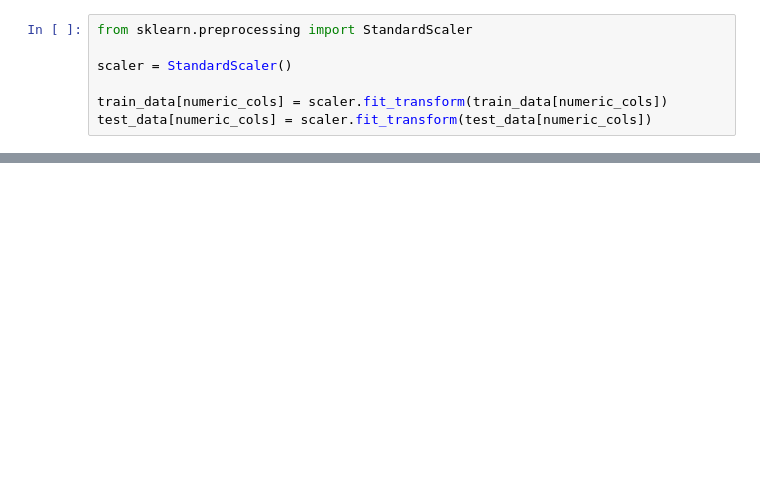
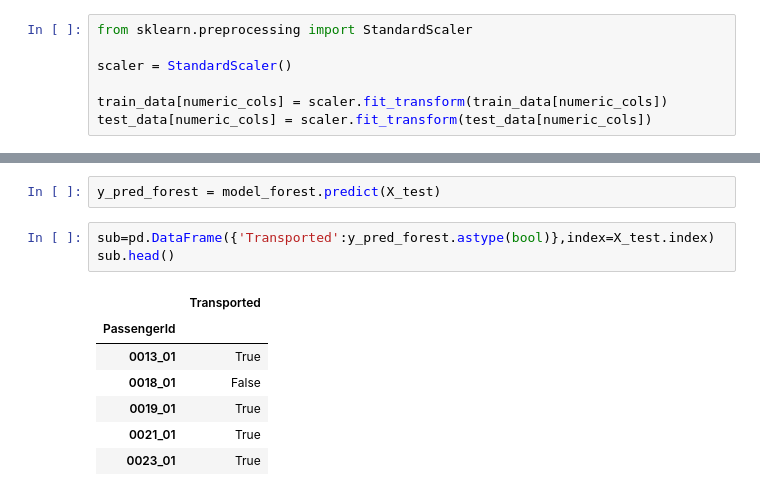
Before and after one commit to AiglonDore/spaceship-titanic, a Jupyter notebook: spaceship-titanic.ipynb, the cells around one changed output, grey strips where cells are left out. Drawn from its saved outputs; the diff is of its cells as text; blank space fills up the shorter version.

```diff
--- a/spaceship-titanic.ipynb
+++ b/spaceship-titanic.ipynb
@@ -335,0 +388,13 @@ sub.head()
+# %%
+y_pred_forest = model_forest.predict(X_test)
+# %%
+sub=pd.DataFrame({'Transported':y_pred_forest.astype(bool)},index=X_test.index)
+sub.head()
+# %% [output]
+|  | Transported |
+| PassengerId |  |
+| 0013_01 | True |
+| 0018_01 | False |
+| 0019_01 | True |
+| 0021_01 | True |
+| 0023_01 | True |
```
Also changed, not shown: parts of 108 cells of this notebook.
